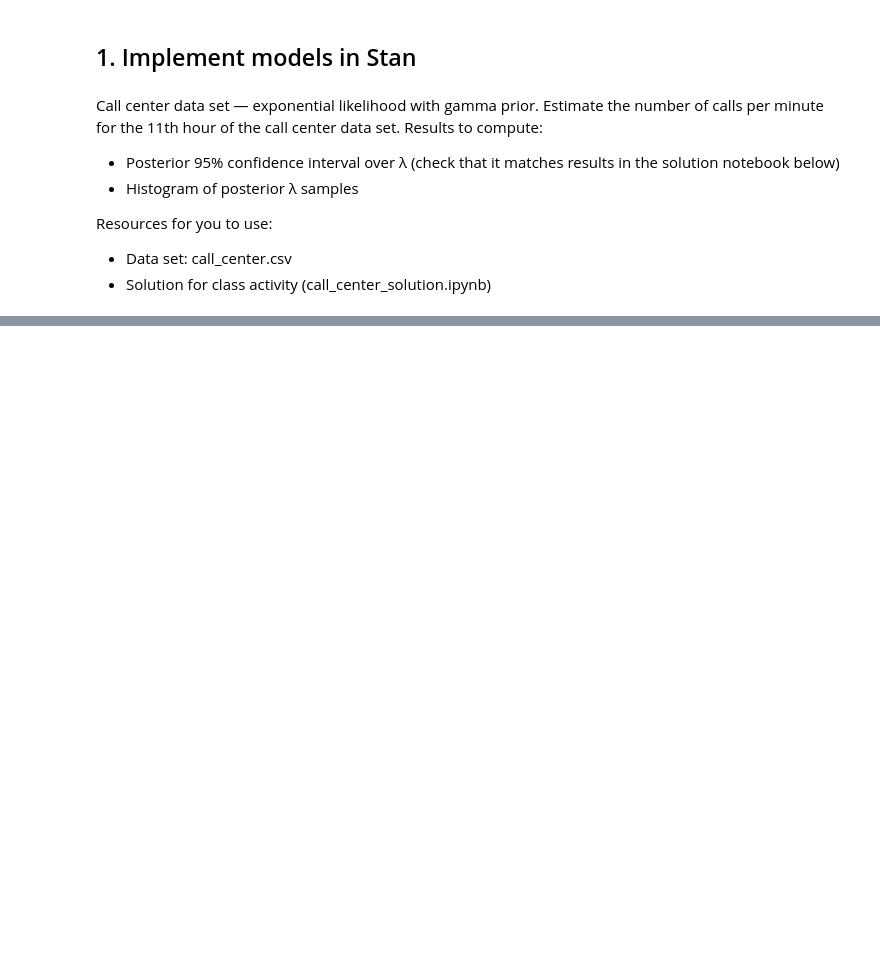
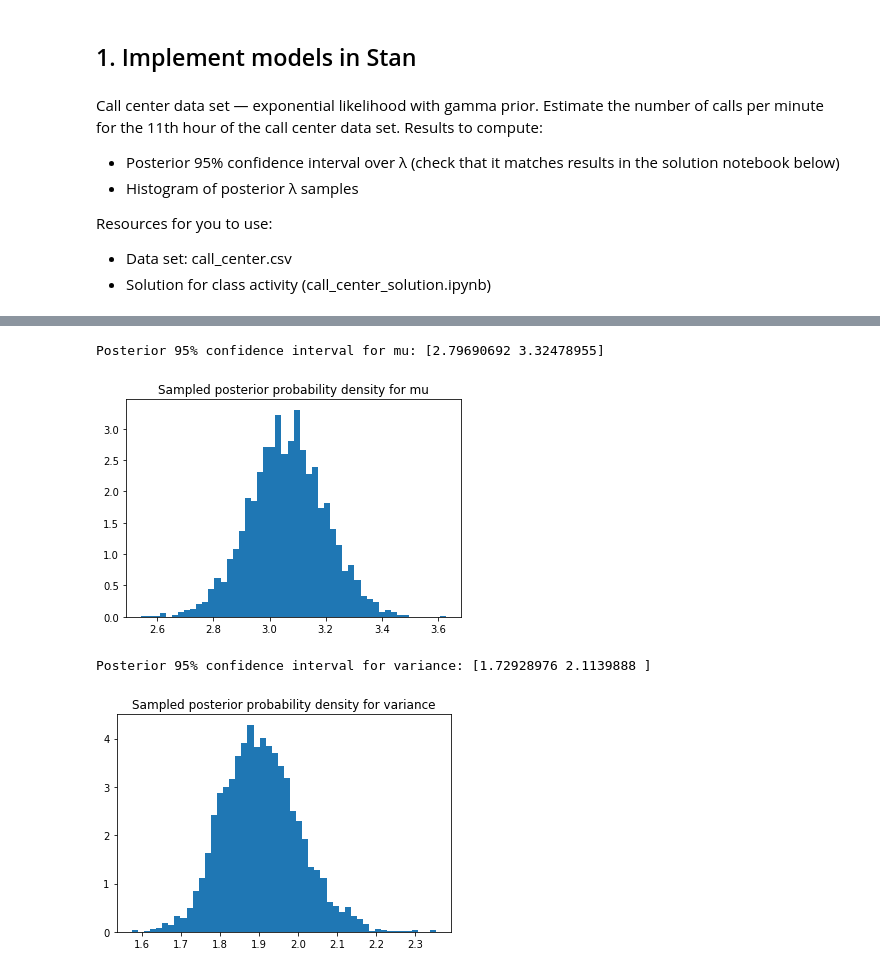
Before and after one commit to thetruejacob/CS146, a Jupyter notebook: Assignment 3/Assignment 3.ipynb, the cells around one changed output, grey strips where cells are left out. Drawn from its saved outputs; the diff is of its cells as text; code cells hidden in the pictures; blank space fills up the shorter version.

```diff
--- a/Assignment 3/Assignment 3.ipynb
+++ b/Assignment 3/Assignment 3.ipynb
@@ -56,0 +150,8 @@ INFO:pystan:COMPILING THE C++ CODE FOR MODEL anon_model_baca347906b172d5959c19aa
+# %%
+data = {'N': len(data),
+        'y': data,
+        'mu': 0,
+        'nu':  0.054,
+        'alpha': 1.12,
+        'beta': 0.4,}
+stan_model = pystan.StanModel(model_code=stan_code)
@@ -57,4 +160,5 @@ INFO:pystan:COMPILING THE C++ CODE FOR MODEL anon_model_baca347906b172d5959c19aa
 # %%
-stan_results = stan_model.sampling(data=waiting_times_per_hour[11])
-print(stan_results.stansummary(pars=['l'], probs=[0.025, 0.5, 0.975]))
+stan_results = stan_model.sampling(data=data)
+posterior_samples = stan_results.extract()
+print(stan_results.stansummary(pars=['mean_asdf', 'variance_asdf'], probs=[0.025, 0.5, 0.975]))
 # %% [output]
@@ -61,0 +177,15 @@ AttributeError: 'list' object has no attribute 'items'
+# %%
+plt.hist(posterior_samples['mean_asdf'], bins=50, density=True)
+plt.title('Sampled posterior probability density for mu')
+print("Posterior 95% confidence interval for mu:", np.percentile(posterior_samples['mean_asdf'], [2.5, 97.5]))
+plt.show()
+
+plt.hist(posterior_samples['variance_asdf'], bins=50, density=True)
+plt.title('Sampled posterior probability density for variance')
+print("Posterior 95% confidence interval for variance:", np.percentile(posterior_samples['variance_asdf'], [2.5, 97.5]))
+plt.show()
+# %% [output]
+Posterior 95% confidence interval for mu: [2.79690692 3.32478955]
+[figure, added]
+Posterior 95% confidence interval for variance: [1.72928976 2.1139888 ]
+[figure, added]
```
Also changed, not shown: parts of 22 cells of this notebook, 4 other files.
